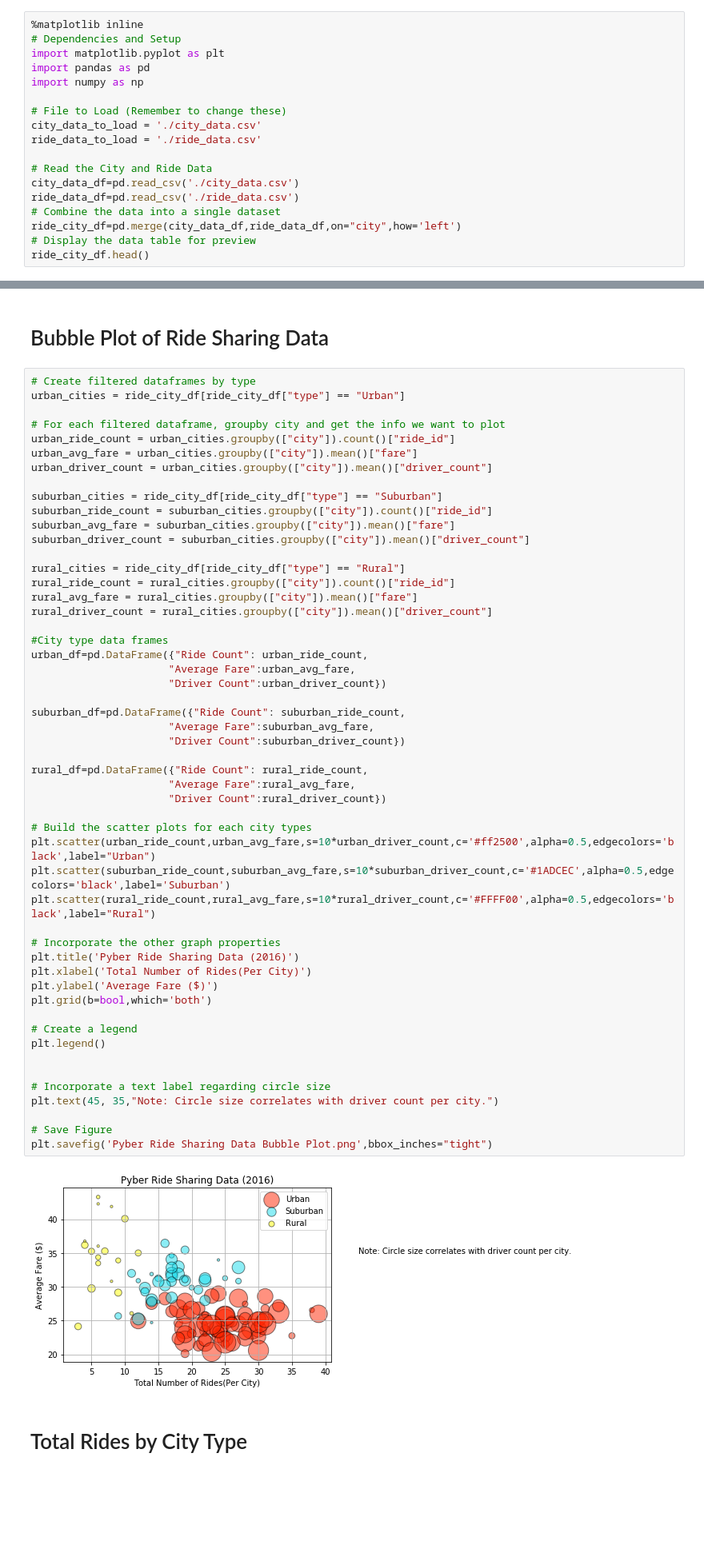
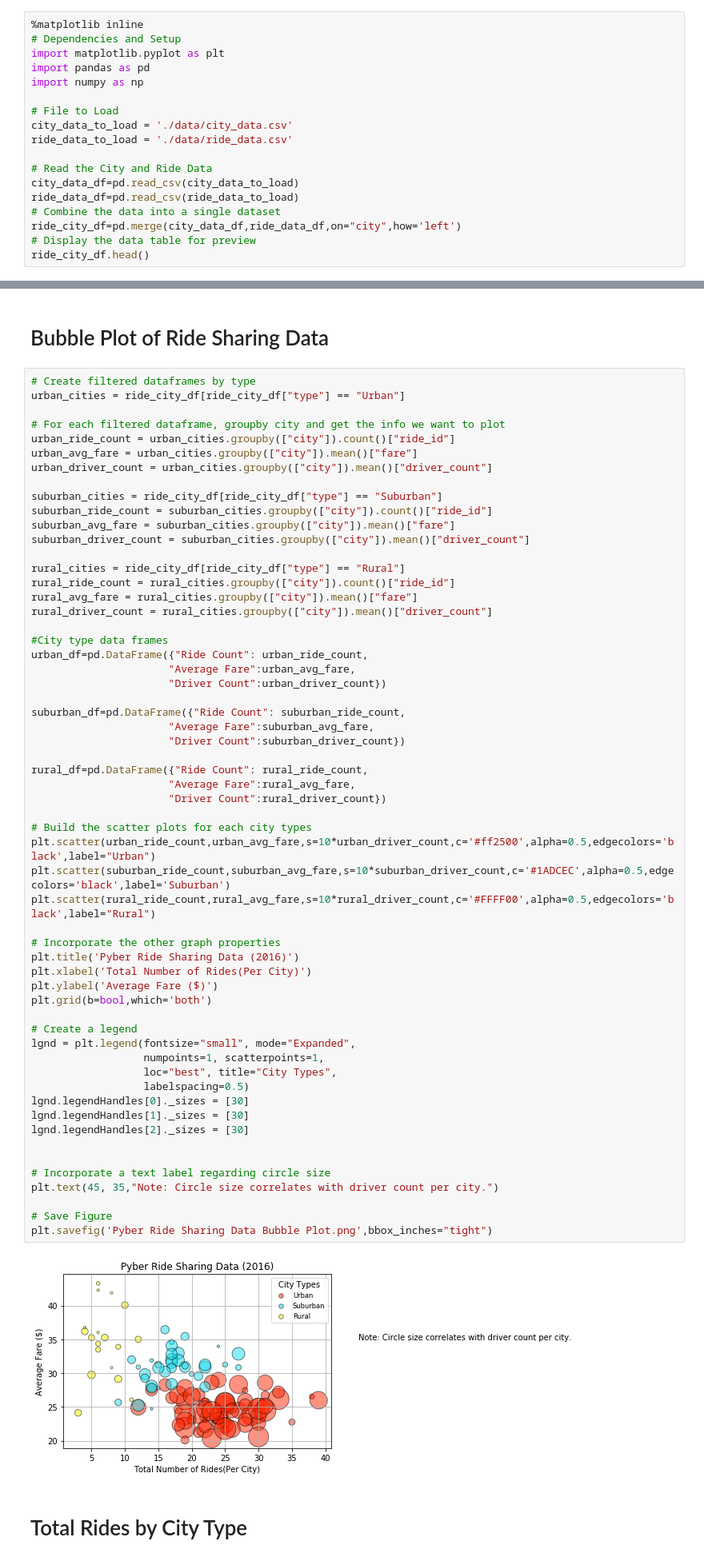
Before and after one commit to jetchechury/SMU_Assignments, a Jupyter notebook: Unit_05_Matplotlib/Pyber.ipynb, the cells around one changed output, grey strips where cells are left out. Shown: that part at 80% size. Drawn from its saved outputs; the diff is of its cells as text; blank space fills up the shorter version.

```diff
--- a/Unit_05_Matplotlib/Pyber.ipynb
+++ b/Unit_05_Matplotlib/Pyber.ipynb
@@ -5,13 +5,13 @@ import matplotlib.pyplot as plt
 import pandas as pd
 import numpy as np
 
-# File to Load (Remember to change these)
-city_data_to_load = './city_data.csv'
-ride_data_to_load = './ride_data.csv'
+# File to Load
+city_data_to_load = './data/city_data.csv'
+ride_data_to_load = './data/ride_data.csv'
 
 # Read the City and Ride Data
-city_data_df=pd.read_csv('./city_data.csv')
-ride_data_df=pd.read_csv('./ride_data.csv')
+city_data_df=pd.read_csv(city_data_to_load)
+ride_data_df=pd.read_csv(ride_data_to_load)
 # Combine the data into a single dataset
 ride_city_df=pd.merge(city_data_df,ride_data_df,on="city",how='left')
 # Display the data table for preview
@@ -50,35 +50,41 @@ urban_df=pd.DataFrame({"Ride Count": urban_ride_count,
                       "Driver Count":urban_driver_count})
 
 suburban_df=pd.DataFrame({"Ride Count": suburban_ride_count,
                       "Average Fare":suburban_avg_fare,
                       "Driver Count":suburban_driver_count})
 
 rural_df=pd.DataFrame({"Ride Count": rural_ride_count,
                       "Average Fare":rural_avg_fare,
                       "Driver Count":rural_driver_count})
 
 # Build the scatter plots for each city types
 plt.scatter(urban_ride_count,urban_avg_fare,s=10*urban_driver_count,c='#ff2500',alpha=0.5,edgecolors='black',label="Urban")
 plt.scatter(suburban_ride_count,suburban_avg_fare,s=10*suburban_driver_count,c='#1ADCEC',alpha=0.5,edgecolors='black',label='Suburban')
 plt.scatter(rural_ride_count,rural_avg_fare,s=10*rural_driver_count,c='#FFFF00',alpha=0.5,edgecolors='black',label="Rural")
 
 # Incorporate the other graph properties
 plt.title('Pyber Ride Sharing Data (2016)')
 plt.xlabel('Total Number of Rides(Per City)')
 plt.ylabel('Average Fare ($)')
 plt.grid(b=bool,which='both')
 
 # Create a legend
-plt.legend()
+lgnd = plt.legend(fontsize="small", mode="Expanded",
+                  numpoints=1, scatterpoints=1,
+                  loc="best", title="City Types",
+                  labelspacing=0.5)
+lgnd.legendHandles[0]._sizes = [30]
+lgnd.legendHandles[1]._sizes = [30]
+lgnd.legendHandles[2]._sizes = [30]
 
 
 # Incorporate a text label regarding circle size
 plt.text(45, 35,"Note: Circle size correlates with driver count per city.")
 
 # Save Figure
 plt.savefig('Pyber Ride Sharing Data Bubble Plot.png',bbox_inches="tight")
 # %% [output]
-[figure, old version]
+[figure, new version]
 # %% [markdown]
 # Total Rides by City Type
 # %%
```
Also changed, not shown: 10 other files.
